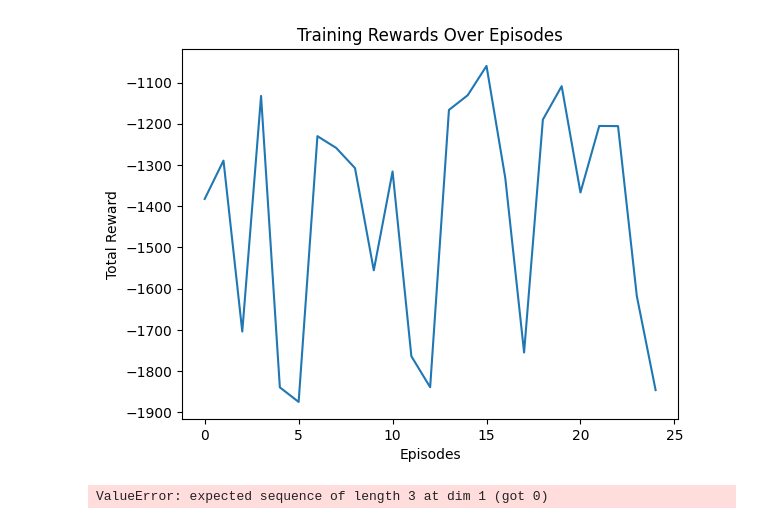
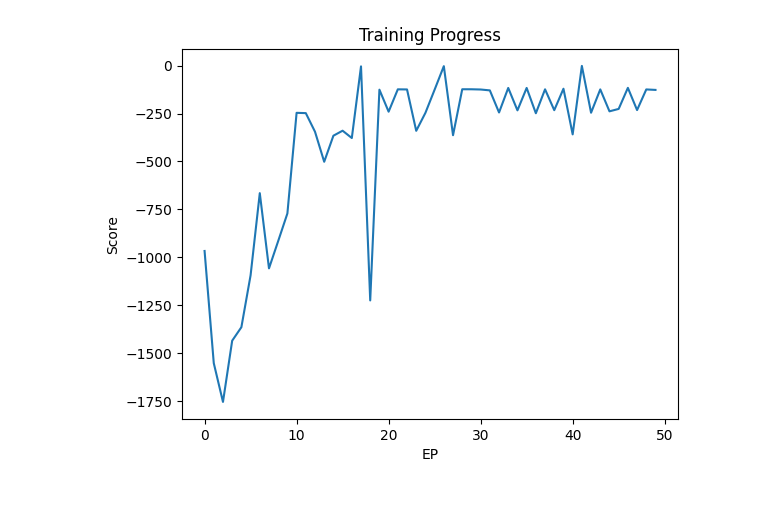
Before and after one commit to zacharylyj/Gymnasium_Pendulum_v1, a Jupyter notebook: progress/dqn copy 2.ipynb, the cells around one changed output. Saved outputs shown, nothing was run; the diff lists cells and outputs as text; code cells hidden in the pictures.

```diff
--- a/progress/dqn copy 2.ipynb
+++ b/progress/dqn copy 2.ipynb
@@ -123,28 +123,33 @@ class Agent:
 
 # Main training loop
 if __name__ == "__main__":
-    env = gym.make('Pendulum-v1', render_mode='human')
+    env = gym.make('Pendulum-v1')
     state_size = env.observation_space.shape[0]
-    action_size = 11  # Number of discrete actions
+    action_size = 21  # Number of discrete actions
 
     agent = Agent(state_size, action_size, batch_size=256)
 
-    num_episodes = 100
+    EPOCHS = 50
     score_list = []
 
-    for episode in range(num_episodes):
+    for EP in range(EPOCHS):
         state, info = env.reset()
         score = 0
         done = False
 
         while not done:
+            # Convert the state to a tensor and move it to the correct device
             state_tensor = torch.tensor(state, dtype=torch.float32).unsqueeze(0).to(device)
+
+            # Select an action based on the current state
             action, action_index = agent.select_action(state_tensor)
+
+            # Perform the action in the environment
             next_state, reward, done, truncated, _ = env.step([action])
-
-            # Directly store the numpy arrays
+            if done or truncated:
+                done = True
+            # Store the experience in the replay buffer
             agent.store_experience(state, action_index, reward, next_state, done)
-
             # Train the agent
             agent.train_agent()
 
@@ -152,16 +157,9 @@ if __name__ == "__main__":
             state = next_state
             score += reward
 
-        # Append the score of the episode to the list for plotting
+        # Append the score of the EP to the list for plotting
         score_list.append(score)
-        print(f"Episode {episode + 1}/{num_episodes}, Score: {score}")
-
-    # Plotting the scores
-    plt.plot(score_list)
-    plt.xlabel('Episode')
-    plt.ylabel('Score')
-    plt.title('Training Progress')
-    plt.show()
+        print(f"Episodes {EP + 1}/{EPOCHS}, Score: {score}")
 
     # Save the model
     torch.save(agent.model.state_dict(), 'pendulum_dqn_model.pth')
@@ -170,19 +184,9 @@ KeyboardInterrupt:
 # %%
 # Plotting the scores
-plt.plot(scores)
-plt.title('Training Rewards Over Episodes')
-plt.xlabel('Episodes')
-plt.ylabel('Total Reward')
+plt.plot(score_list)
+plt.xlabel('EP')
+plt.ylabel('Score')
+plt.title('Training Progress')
 plt.show()
 # %% [output]
-[figure, old version]
+[figure, new version]
-# %%
-env = gym.make('Pendulum-v1', g=9.81, render_mode="human")
-state_size = env.observation_space.shape[0]
-action_size = 6  # Discretize action space into 30 actions
-
-agent = Agent(state_size, action_size, batch_size=128)
-
-run_test_episodes(env, agent, num_episodes=10)
-# %% [output]
-ValueError: expected sequence of length 3 at dim 1 (got 0)
```
Also changed, not shown: parts of 2 cells of this notebook, 1 other file.
